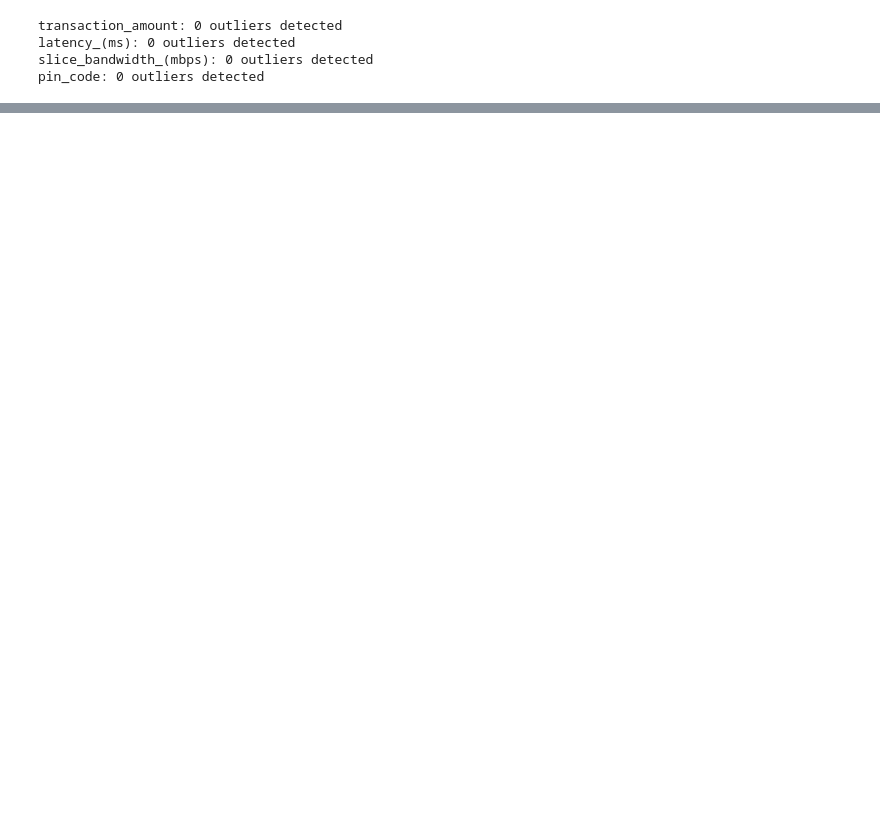
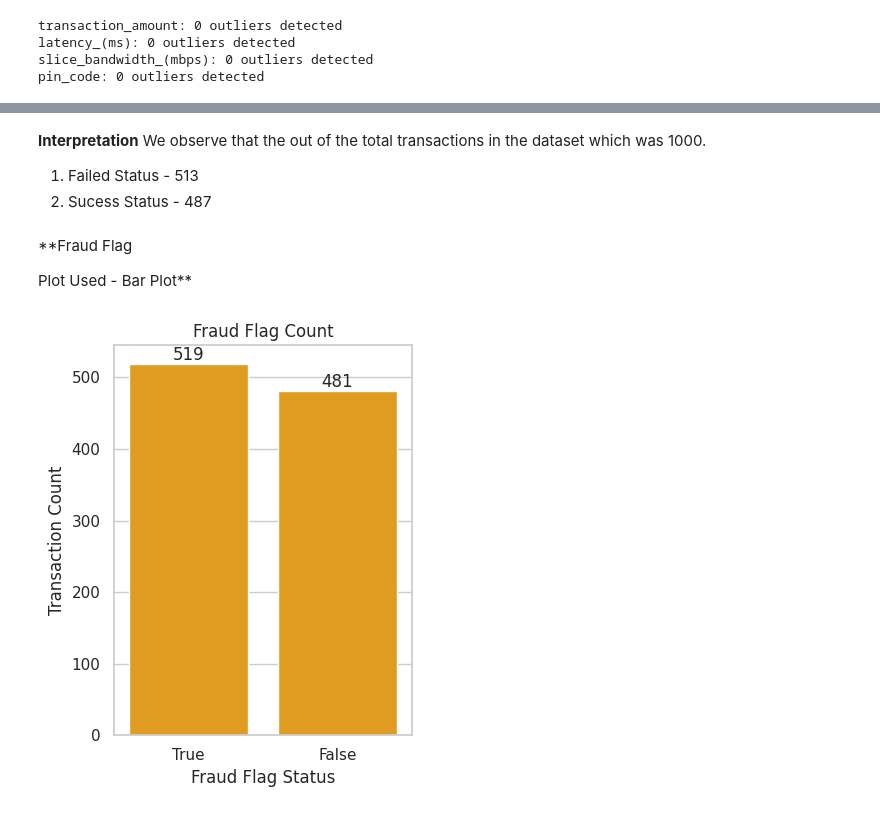
Before and after one commit to Sagarjain93/Operations_transaction_Data, a Jupyter notebook: transaction_data.ipynb, the cells around one changed output, grey strips where cells are left out. Drawn from its saved outputs; the diff is of its cells as text; code cells hidden in the pictures; blank space fills up the shorter version.

```diff
--- a/transaction_data.ipynb
+++ b/transaction_data.ipynb
@@ -401,0 +460,33 @@ pin_code: 0 outliers detected
+# %% [markdown]
+**Interpretation**
+We observe that the out of the total transactions in the dataset which was 1000.
+1. Failed Status - 513
+2. Sucess Status - 487
+# %% [markdown]
+**Fraud Flag
+
+Plot Used - Bar Plot**
+# %%
+
+plt.figure(figsize=(4, 5))
+
+# Count plot for boolean fraud_flag
+ax = sns.countplot(x='fraud_flag', data=df,color="orange")
+
+# Add values on top of bars
+for p in ax.patches:
+    ax.text(p.get_x() + p.get_width() / 2,
+            p.get_height() + 0.5,
+            int(p.get_height()),
+            ha='center', va='bottom')
+
+# Labels and title
+plt.title('Fraud Flag Count')
+plt.xlabel('Fraud Flag Status')
+plt.ylabel('Transaction Count')
+plt.xticks([0, 1], ['True', 'False'])
+
+plt.tight_layout()
+plt.show()
+# %% [output]
+[figure, added]
```
Also changed, not shown: parts of 24 cells of this notebook.
